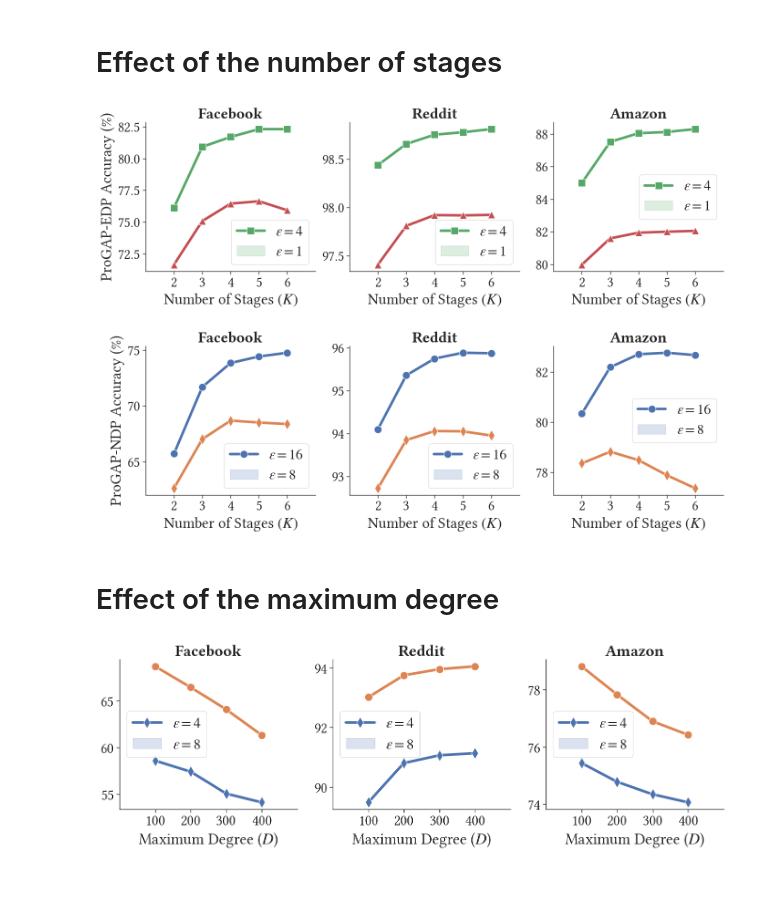
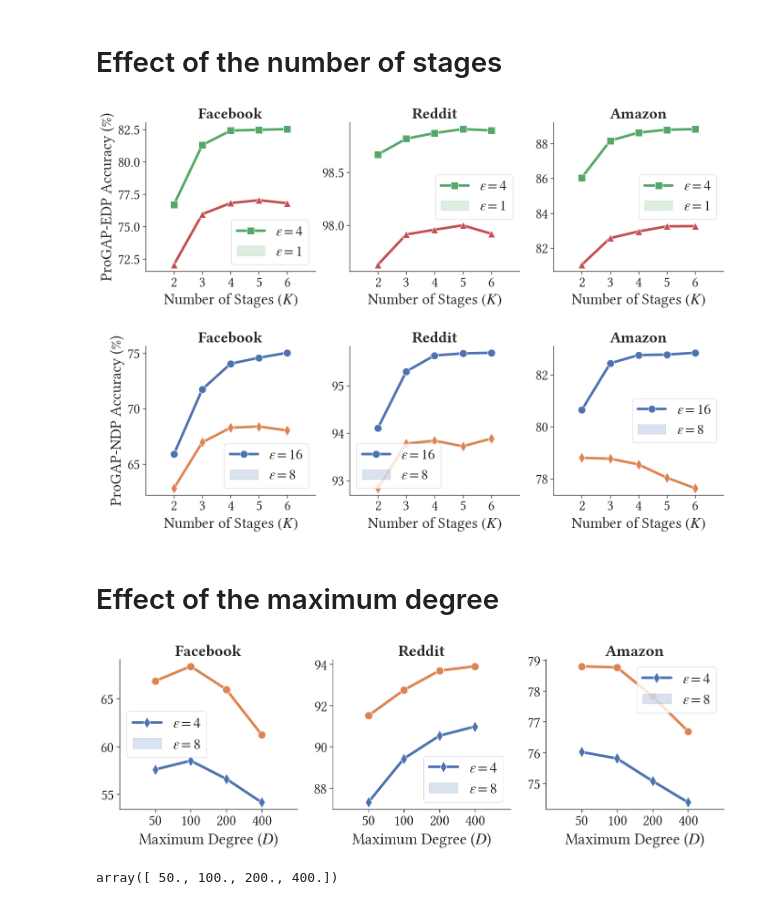
Before and after one commit to sisaman/ProGAP, a Jupyter notebook: results.ipynb, the cells around one changed output. Drawn from its saved outputs; the diff is of its cells as text; code cells hidden in the pictures.

```diff
--- a/results.ipynb
+++ b/results.ipynb
@@ -60,15 +60,15 @@ for run in tqdm(runs):
     data_list.append(data)
     i += 1
 
-runs = api.runs(f"sisaman/GAP-TRAIN", per_page=2000)
-for run in tqdm(runs):
-    data = {}
-    data.update(run.summary._json_dict)
-    data.update(run.config)
-    data['id'] = i
-    data['method'] = data['method'].upper().replace('INF', '$\infty$')
-    data_list.append(data)
-    i += 1
+# runs = api.runs(f"sisaman/GAP-TRAIN", per_page=2000)
+# for run in tqdm(runs):
+#     data = {}
+#     data.update(run.summary._json_dict)
+#     data.update(run.config)
+#     data['id'] = i
+#     data['method'] = data['method'].upper().replace('INF', '$\infty$')
+#     data_list.append(data)
+#     i += 1
 # %% [markdown]
 # Trade-offs between Privacy and Accuracy
 # %% [markdown]
@@ -140,7 +141,7 @@ df
 cols = ['id', 'method', 'dataset', 'epsilon', 'val/acc_mean', 'test/acc_mean']
 methods = ['ProGAP-$\infty$', 'MLP', 'ProGAP-EDP', 'GAP-EDP']
 datasets = ['facebook', 'reddit', 'amazon']
-epsilons = [0.2, 0.25, 0.5, 1, 2, 4]
+epsilons = [0.25, 0.5, 1, 2, 4]
 
 # filter data
 df = pd.DataFrame(data_list)
@@ -301,7 +302,7 @@ g.fig.set_figwidth(14)
 g.savefig('figs/stages.pdf')
 # df
 # %% [output]
-[figure, old version]
+[figure, new version]
 # %% [markdown]
 # Effect of the maximum degree
 # %%
@@ -317,33 +318,41 @@ df = df[df['method'].isin(methods)]
 df = df[df['dataset'].isin(datasets)]
 df = df[df['epsilon'].isin(epsilons)]
 
 # select best models based on valication accuracy
 idx = df.groupby(['method', 'dataset', 'epsilon', 'max_degree'])['val/acc_mean'].idxmax().values
 df = df.loc[idx]
 
 df = df.sort_values(by='epsilon', ascending=False)
 epsilons = list(map(str, epsilons))
 df['epsilon'] = df['epsilon'].astype(int).astype(str)
 
 g = sns.relplot(kind='line', data=df, x='max_degree', y='test/acc_mean', hue='epsilon',
                 col='dataset', aspect=1.2,
                 col_order=datasets,
                 hue_order=epsilons,
                 markers=['o', 'd'], dashes=False, style='epsilon', legend=False,
                 facet_kws={'sharey': False, 'sharex': False})
 
-g.set(xlabel='Maximum Degree ($D$)', ylabel=None, xlim=(0,500))
+degrees = df['max_degree'].unique()
+
+g.set(xlabel='Maximum Degree ($D$)', ylabel=None, xscale='log', xticks=degrees, xlim=(degrees[0] / 2, degrees[-1] * 2))
 for dataset, ax in zip(datasets, g.axes[0]):
     ax.set_title(label=dataset.capitalize(), fontdict={'fontweight': 'bold'}, )
-    ax.set_xticks(range(100,500,100))
+    # ax.set_xticks(range(100,500,100))
     ax.legend(labels=[f"$\epsilon={eps}$" for eps in epsilons], ncol=1,)
+    ax.get_xaxis().set_major_formatter(ScalarFormatter())
+    ax.minorticks_off()
 
 # g.axes[0][0].set(ylim=(45,70), ylabel='ProGAP-NDP Accuracy (%)')
 # g.axes[0][1].set_ylim(80,100)
 # g.axes[0][2].set_ylim(73,81)
 
 g.fig.subplots_adjust(hspace=0.5, wspace=0.2)
 g.fig.set_figwidth(14)
 g.savefig('figs/degree.pdf')
 # %% [output]
-[figure, old version]
+[figure, new version]
+# %%
+degrees
+# %% [output]
+array([ 50., 100., 200., 400.])
```
Also changed, not shown: parts of 2 cells of this notebook.
